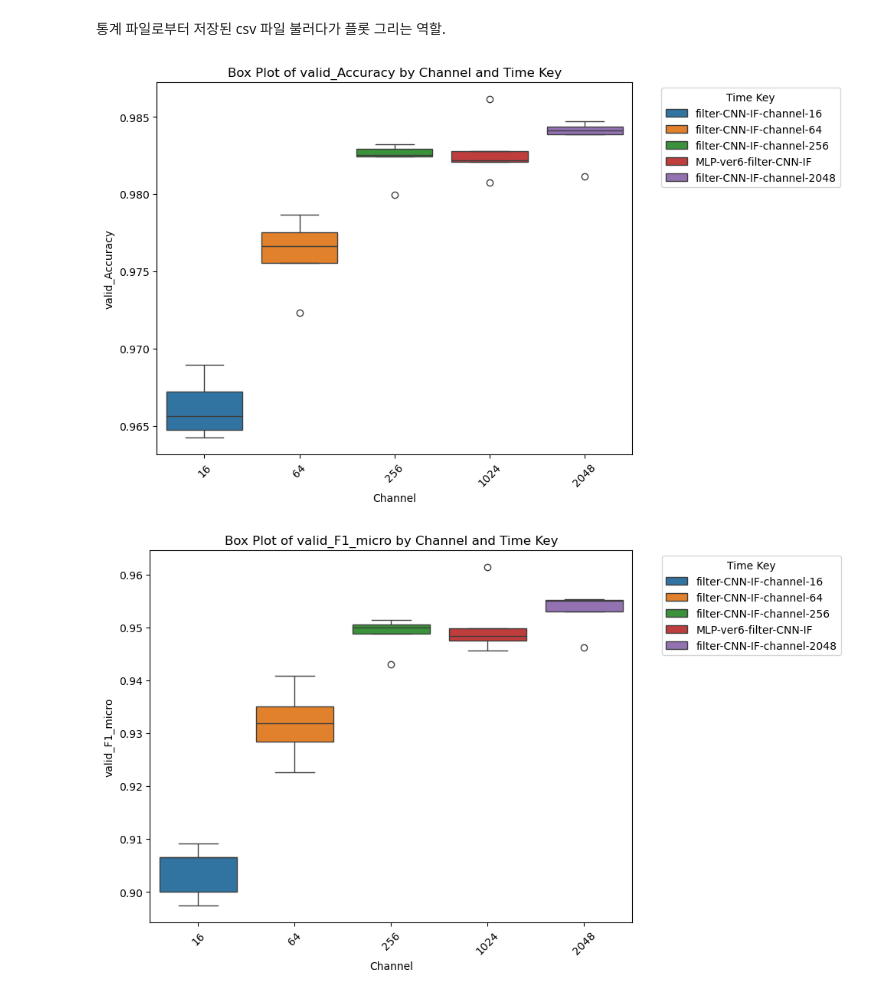
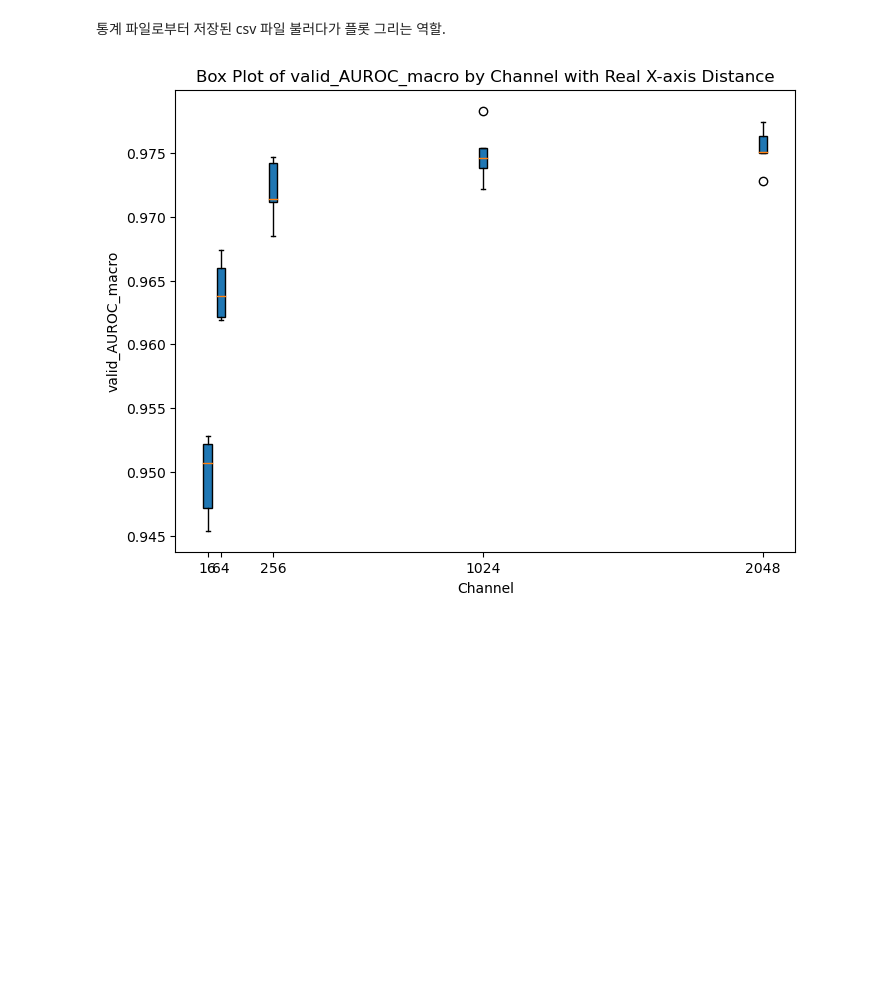
Before and after one commit to LeeHyunWon999/TP_encoding_SNN, a Jupyter notebook: new_server/ver6/statistics/expr_channel_size/seaborn_plot_channel_size.ipynb, the cells around one changed output. Cells and saved outputs as stored; diff of their text form; code cells hidden in the pictures; blank space fills up the shorter version.

Commit message:
channel statistics 2

```diff
--- a/new_server/ver6/statistics/expr_channel_size/seaborn_plot_channel_size.ipynb
+++ b/new_server/ver6/statistics/expr_channel_size/seaborn_plot_channel_size.ipynb
@@ -13,41 +14,73 @@ import matplotlib.pyplot as plt
 data = pd.read_csv(csv_dir)
 
 # 1. 폴더명에서 'channel_xx' 추출하여 x축 값 추가
 def extract_channel(source_dir):
     if "channel_" in source_dir:
         # 'channel_' 뒤의 값을 추출
         channel_value = int(source_dir.split("channel_")[1].split("_")[0])
         return channel_value
     return 1024
 
 data['channel'] = data['source_dir'].apply(extract_channel)
 
 # 2. 폴더명에서 시간 기록(yyyy-mm-dd-hh-mm-ss)을 추출하여 그룹화 키 추가
 def extract_time_key(source_dir):
-    return "-".join(source_dir.split("_")[-7:-2])
+    return "-".join(source_dir.split("_")[:-2])
 
 data['time_key'] = data['source_dir'].apply(extract_time_key)
 
 # box plot 그리기
-metrics = ["valid_Accuracy", "valid_F1_micro", "valid_AUROC_macro", "valid_auprc"]
+metrics = ["valid_AUROC_macro"]
+
+# # 그룹화하여 박스플롯 생성
+# for metric in metrics:
+#     plt.figure(figsize=(10, 6))
+#     sns.boxplot(data=data, x="channel", y=metric, hue="time_key")
+#     plt.title(f"Box Plot of {metric} by Channel and Time Key")
+#     plt.xlabel("Channel")
+#     plt.ylabel(metric)
+#     plt.xticks(rotation=45)
+#     plt.legend(title="Time Key", bbox_to_anchor=(1.05, 1), loc='upper left')
+#     plt.tight_layout()
+
+#     # pdf로 저장
+#     savefile_name = f"{metric}_boxplot.pdf"
+#     plt.savefig(savefile_name, format="pdf", bbox_inches="tight")
+#     plt.show()
+
+# plt.close()
+
 
 # 그룹화하여 박스플롯 생성
 for metric in metrics:
     plt.figure(figsize=(10, 6))
-    sns.boxplot(data=data, x="channel", y=metric, hue="time_key")
-    plt.title(f"Box Plot of {metric} by Channel and Time Key")
+
+    # 고유 채널 값을 정렬하여 실제 x축 위치를 설정
+    unique_channels = sorted(data['channel'].unique())
+    channel_positions = {channel: idx for idx, channel in enumerate(unique_channels)}
+
+    # 각 채널에 대해 데이터를 수집하여 x축 위치 설정
+    positions = [channel_positions[channel] for channel in data['channel']]
+    values = data[metric]
+
+    # x축 위치를 실제 채널 값으로 사용하여 박스플롯 그리기
+    unique_positions = list(channel_positions.values())
+    grouped_data = [data[data['channel'] == channel][metric].values for channel in unique_channels]
+
+    # 박스플롯 생성
+    plt.boxplot(grouped_data, positions=unique_channels, widths=30, patch_artist=True)
+
+    # x축을 실제 채널 값으로 표시
+    plt.xticks(ticks=unique_channels, labels=unique_channels)
     plt.xlabel("Channel")
     plt.ylabel(metric)
-    plt.xticks(rotation=45)
-    plt.legend(title="Time Key", bbox_to_anchor=(1.05, 1), loc='upper left')
-    plt.tight_layout()
+    plt.title(f"Box Plot of {metric} by Channel with Real X-axis Distance")
 
-    # pdf로 저장
-    savefile_name = f"{metric}_boxplot.pdf"
+    # PDF 저장
+    savefile_name = f"{metric}_boxplot_real_distance.pdf"
     plt.savefig(savefile_name, format="pdf", bbox_inches="tight")
     plt.show()
 
 plt.close()
 # %% [output]
-[figure, old version]
+[figure, new version]
-[figure, removed]
```
Also changed, not shown: parts of 2 cells of this notebook.
